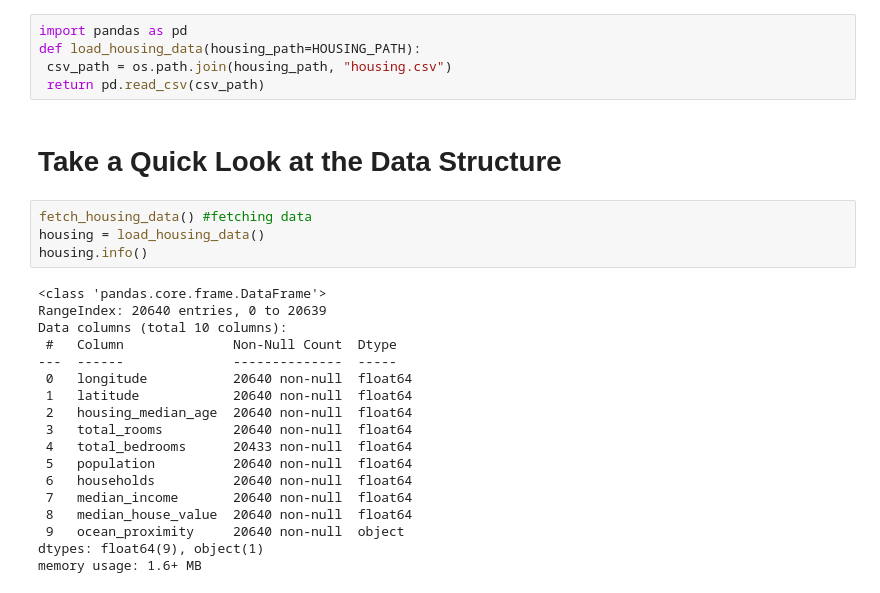
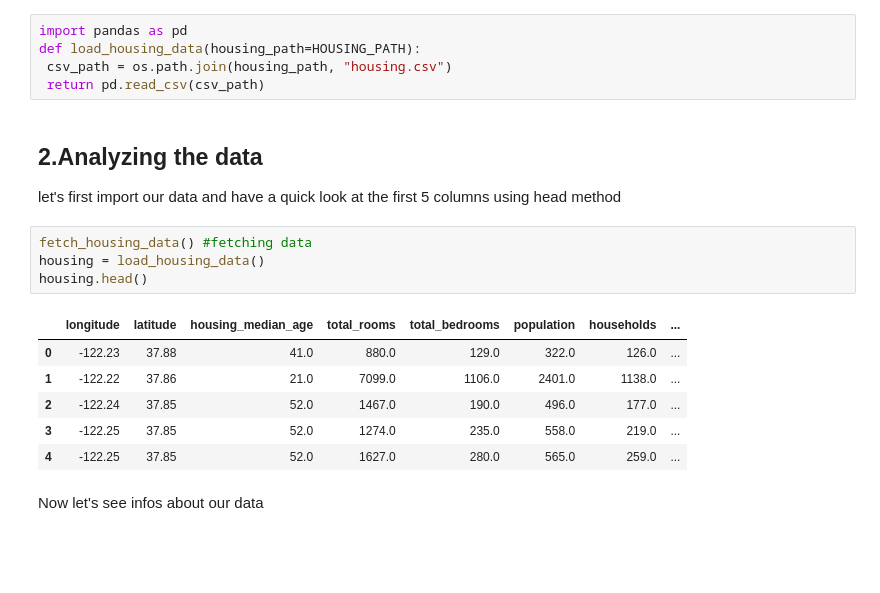
Before and after one commit to Chamiln17/Machine-Learning-Projects, a Jupyter notebook: Housing.ipynb, the cells around one changed output. Drawn from its saved outputs; the diff is of its cells as text; blank space fills up the shorter version.

```diff
--- a/Housing.ipynb
+++ b/Housing.ipynb
@@ -21,26 +21,18 @@ def load_housing_data(housing_path=HOUSING_PATH):
  csv_path = os.path.join(housing_path, "housing.csv")
  return pd.read_csv(csv_path)
 # %% [markdown]
-# Take a Quick Look at the Data Structure
+## 2.Analyzing the data
+let's first import our data and have a quick look at the first 5 columns using head method
 # %%
 fetch_housing_data() #fetching data
 housing = load_housing_data()
-housing.info()
+housing.head()
 # %% [output]
-<class 'pandas.core.frame.DataFrame'>
-RangeIndex: 20640 entries, 0 to 20639
-Data columns (total 10 columns):
- #   Column              Non-Null Count  Dtype
----  ------              --------------  -----
- 0   longitude           20640 non-null  float64
- 1   latitude            20640 non-null  float64
- 2   housing_median_age  20640 non-null  float64
- 3   total_rooms         20640 non-null  float64
- 4   total_bedrooms      20433 non-null  float64
- 5   population          20640 non-null  float64
- 6   households          20640 non-null  float64
- 7   median_income       20640 non-null  float64
- 8   median_house_value  20640 non-null  float64
- 9   ocean_proximity     20640 non-null  object
-dtypes: float64(9), object(1)
-memory usage: 1.6+ MB
+|  | longitude | latitude | housing_median_age | total_rooms | total_bedrooms | population | households | ... |
+| 0 | -122.23 | 37.88 | 41.0 | 880.0 | 129.0 | 322.0 | 126.0 | ... |
+| 1 | -122.22 | 37.86 | 21.0 | 7099.0 | 1106.0 | 2401.0 | 1138.0 | ... |
+| 2 | -122.24 | 37.85 | 52.0 | 1467.0 | 190.0 | 496.0 | 177.0 | ... |
+| 3 | -122.25 | 37.85 | 52.0 | 1274.0 | 235.0 | 558.0 | 219.0 | ... |
+| 4 | -122.25 | 37.85 | 52.0 | 1627.0 | 280.0 | 565.0 | 259.0 | ... |
+# %% [markdown]
+Now let's see infos about our data
```
Also changed, not shown: parts of 10 cells of this notebook.
